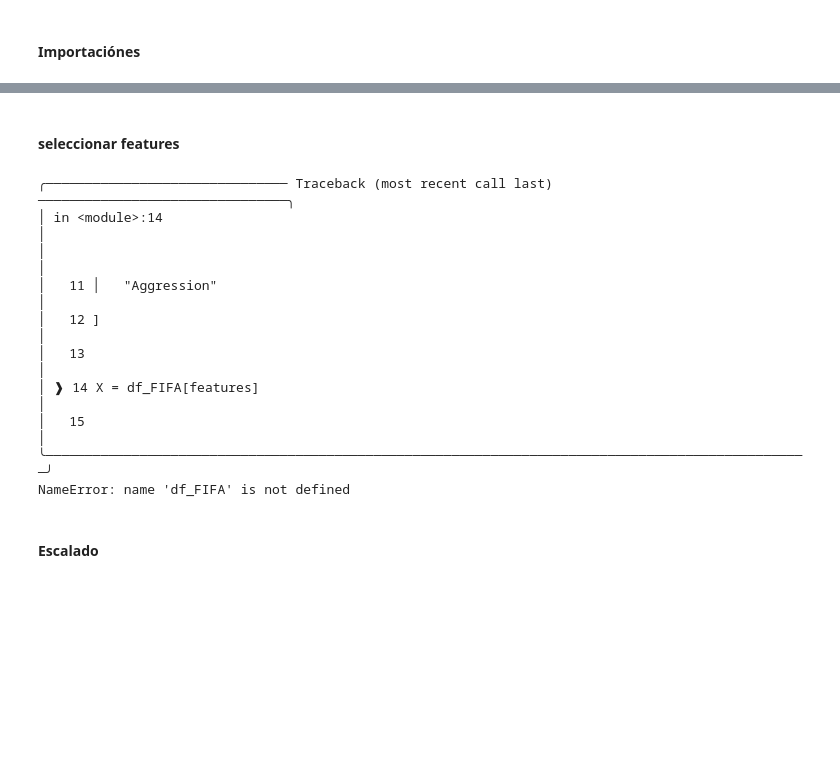
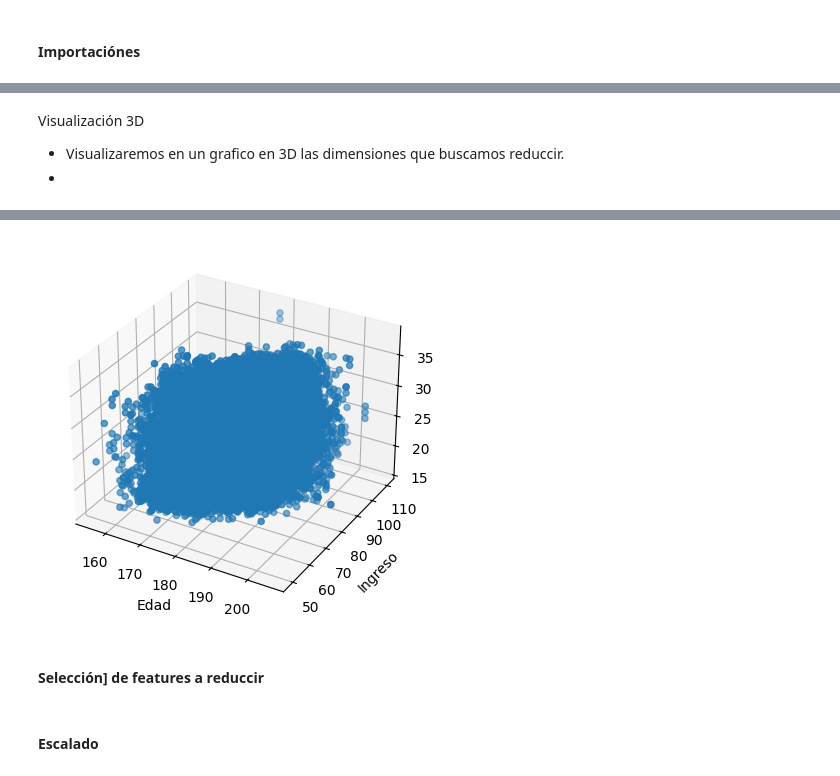
Before and after one commit to BrandonLCC/FIFA_ML_Kedro, a Jupyter notebook: notebooks/unsupervised/04_pca_analysis.ipynb, the cells around one changed output, grey strips where cells are left out. Drawn from its saved outputs; the diff is of its cells as text; code cells hidden in the pictures; blank space fills up the shorter version.

```diff
--- a/notebooks/unsupervised/04_pca_analysis.ipynb
+++ b/notebooks/unsupervised/04_pca_analysis.ipynb
@@ -62,0 +84,20 @@ from sklearn.decomposition import PCA
+# %% [markdown]
+Visualización 3D
+
+- Visualizaremos en un grafico en 3D las dimensiones que buscamos reduccir.
+-
+# %%
+from mpl_toolkits.mplot3d import Axes3D
+import matplotlib.pyplot as plt
+
+fig = plt.figure()
+ax = fig.add_subplot(111, projection='3d')
+
+ax.scatter(df_fifa['Height_cm'], df_fifa['Weight_kg'], df_fifa['Age'])
+
+ax.set_xlabel('Edad')
+ax.set_ylabel('Ingreso')
+ax.set_zlabel('Puntaje')
+
+plt.show()
+# %% [output]
@@ -63,5 +105,6 @@ from sklearn.decomposition import PCA
+[figure, added]
 # %% [markdown]
-#### **seleccionar features**
+#### **Selección] de features a reduccir**
 # %%
 features = [
     "Height_cm",
@@ -76,18 +119,7 @@ features = [
     "Aggression"
 ]
 
-X = df_FIFA[features]
+X = df_fifa[features]
-# %% [output]
-╭─────────────────────────────── Traceback (most recent call last) ────────────────────────────────╮
-│ in <module>:14                                                                                   │
-│                                                                                                  │
-│   11 │   "Aggression"                                                                            │
-│   12 ]                                                                                           │
-│   13                                                                                             │
-│ ❱ 14 X = df_FIFA[features]                                                                       │
-│   15                                                                                             │
-╰──────────────────────────────────────────────────────────────────────────────────────────────────╯
-NameError: name 'df_FIFA' is not defined
 # %% [markdown]
 #### **Escalado**
 # %%
```
Also changed, not shown: parts of 7 cells of this notebook, 1 other file.
